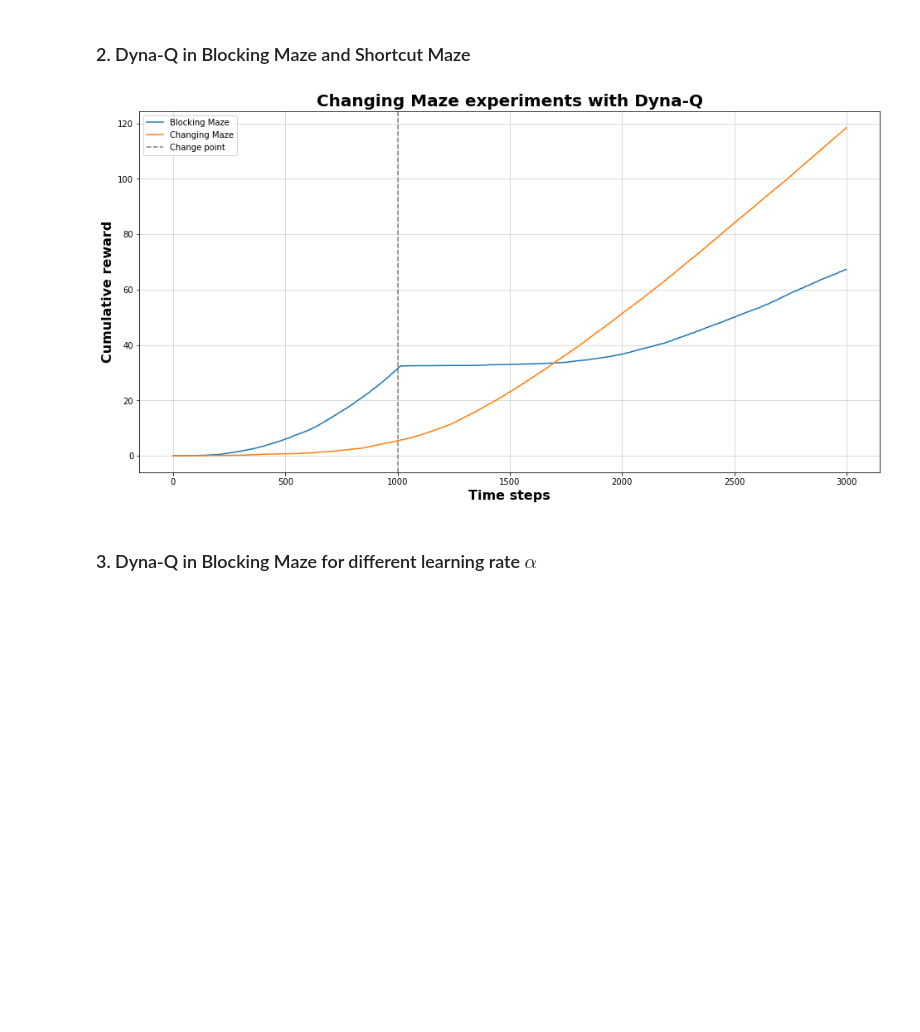
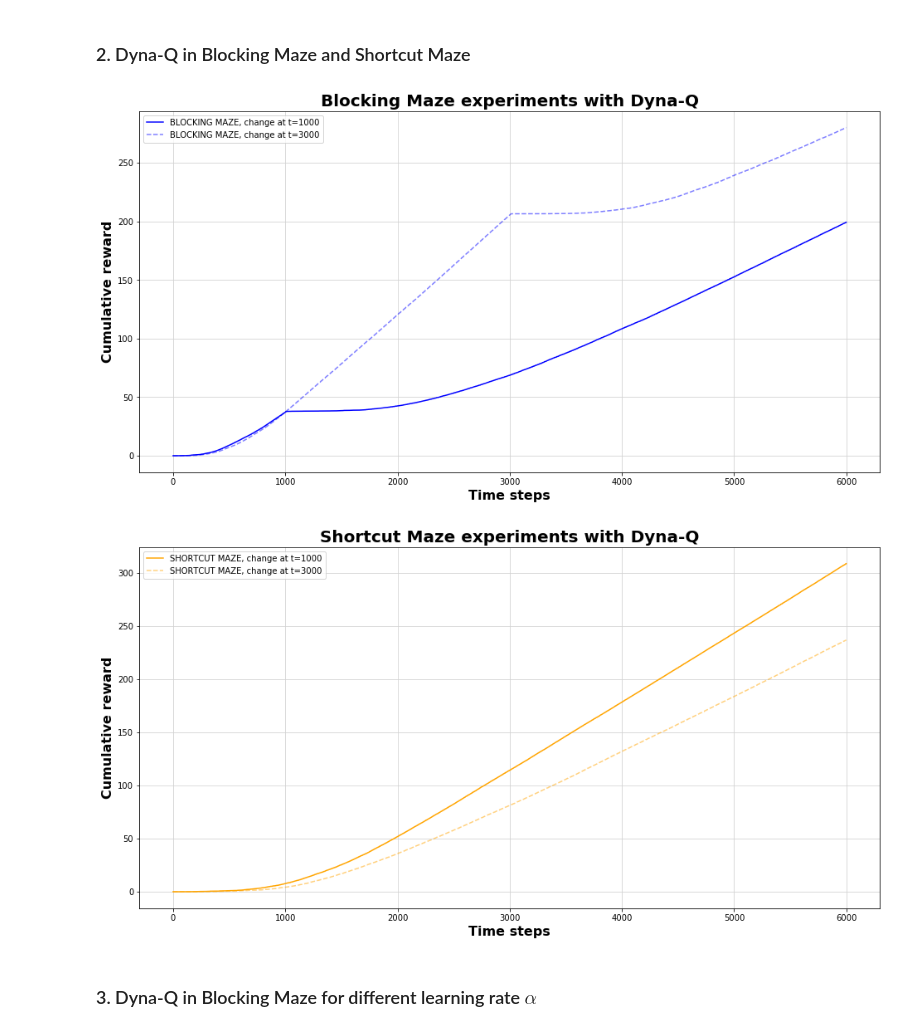
Before and after one commit to julienroy13/COMP767-assignments, a Jupyter notebook: Week3-PlanLearn/DynaQ.ipynb, the cells around one changed output. Cells and saved outputs as stored; diff of their text form; code cells hidden in the pictures; blank space fills up the shorter version.

```diff
--- a/Week3-PlanLearn/DynaQ.ipynb
+++ b/Week3-PlanLearn/DynaQ.ipynb
@@ -428,26 +460,49 @@ Using matplotlib backend: Qt5Agg
 # %%
 %matplotlib inline
 # parameters for experiments
 Params = namedtuple("Params", ["n_steps", "n_runs", "change_points", "alpha", "gamma", "record"])
-params = Params(n_steps=3000, n_runs=30, change_points=[1000, np.inf], alpha=0.5, gamma=0.8, record=False)
 
-# run the experiments on both "blocking maze" and "shortcut maze"
-rewards_bm = changing_maze_experiment(BLOCKING_MAZE, params)
-rewards_sm = changing_maze_experiment(SHORTCUT_MAZE, params)
+# run the experiments on both "blocking maze" and "shortcut maze" when maze changes at t=1000
+params = Params(n_steps=6000, n_runs=30, change_points=[1000, np.inf], alpha=0.5, gamma=0.8, record=False)
+np.random.seed(1234)
+rewards_bm_1000 = changing_maze_experiment(BLOCKING_MAZE, params)
+np.random.seed(1234)
+rewards_sm_1000 = changing_maze_experiment(SHORTCUT_MAZE, params)
+
+# run the experiments on both "blocking maze" and "shortcut maze" when maze changes at t=3000
+params = Params(n_steps=6000, n_runs=30, change_points=[3000, np.inf], alpha=0.5, gamma=0.8, record=False)
+np.random.seed(1234)
+rewards_bm_3000 = changing_maze_experiment(BLOCKING_MAZE, params)
+np.random.seed(1234)
+rewards_sm_3000 = changing_maze_experiment(SHORTCUT_MAZE, params)
 
 # plot results
 plt.figure(figsize=(16, 8))
-plt.plot(rewards_bm[:-1], label="Blocking Maze")
-plt.plot(rewards_sm[:-1], label="Changing Maze")
-plt.axvline(params.change_points[0], color="gray", linestyle="--", label="Change point")
-plt.title('Changing Maze experiments with Dyna-Q', fontsize=20, fontweight='bold')
+plt.plot(rewards_bm_1000[:-1], color="blue", linestyle="-",  label="BLOCKING MAZE, change at t=1000")
+plt.plot(rewards_bm_3000[:-1], color="blue", linestyle="--",  label="BLOCKING MAZE, change at t=3000", alpha=0.5)
+
+plt.title('Blocking Maze experiments with Dyna-Q', fontsize=20, fontweight='bold')
 plt.xlabel('Time steps', fontsize=16, fontweight='bold')
 plt.ylabel('Cumulative reward', fontsize=16, fontweight='bold')
 plt.legend(loc="best")
 plt.grid(True, color="lightgrey")
 plt.show()
+
+# plot results
+plt.figure(figsize=(16, 8))
+plt.plot(rewards_sm_1000[:-1], color="orange", linestyle="-",  label="SHORTCUT MAZE, change at t=1000")
+plt.plot(rewards_sm_3000[:-1], color="orange", linestyle="--",  label="SHORTCUT MAZE, change at t=3000", alpha=0.5)
+#plt.axvline(3000, color="grey", linestyle="-", label="Change point at t=3000")
+
+plt.title('Shortcut Maze experiments with Dyna-Q', fontsize=20, fontweight='bold')
+plt.xlabel('Time steps', fontsize=16, fontweight='bold')
+plt.ylabel('Cumulative reward', fontsize=16, fontweight='bold')
+plt.legend(loc="best")
+plt.grid(True, color="lightgrey")
+plt.show()
 # %% [output]
-[figure, old version]
+[figure, new version]
+[figure, added]
 # %% [markdown]
 ### 3. Dyna-Q in Blocking Maze for different learning rate $\alpha$
 # %%
```
Also changed, not shown: parts of 9 cells of this notebook, 3 other files.
